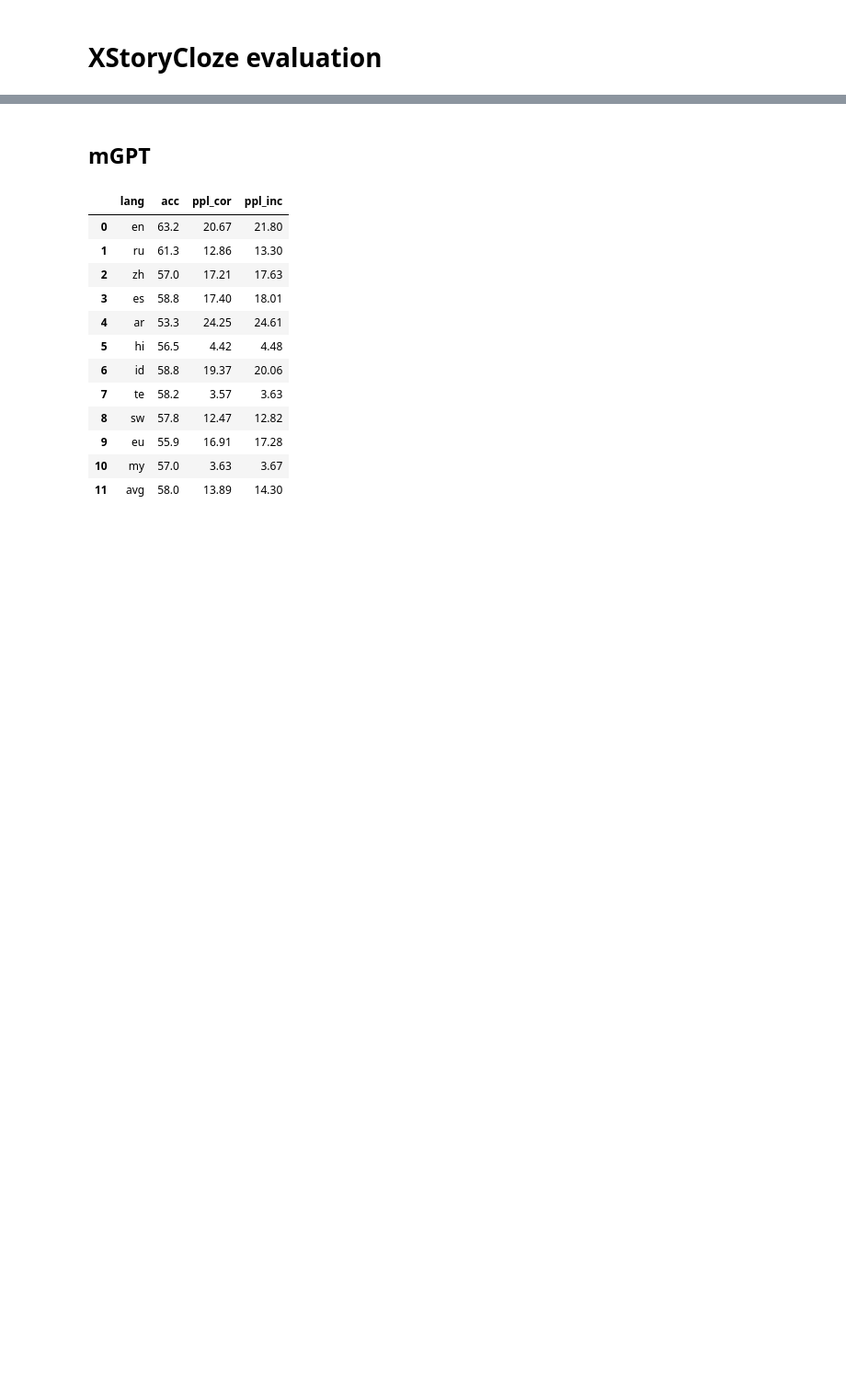
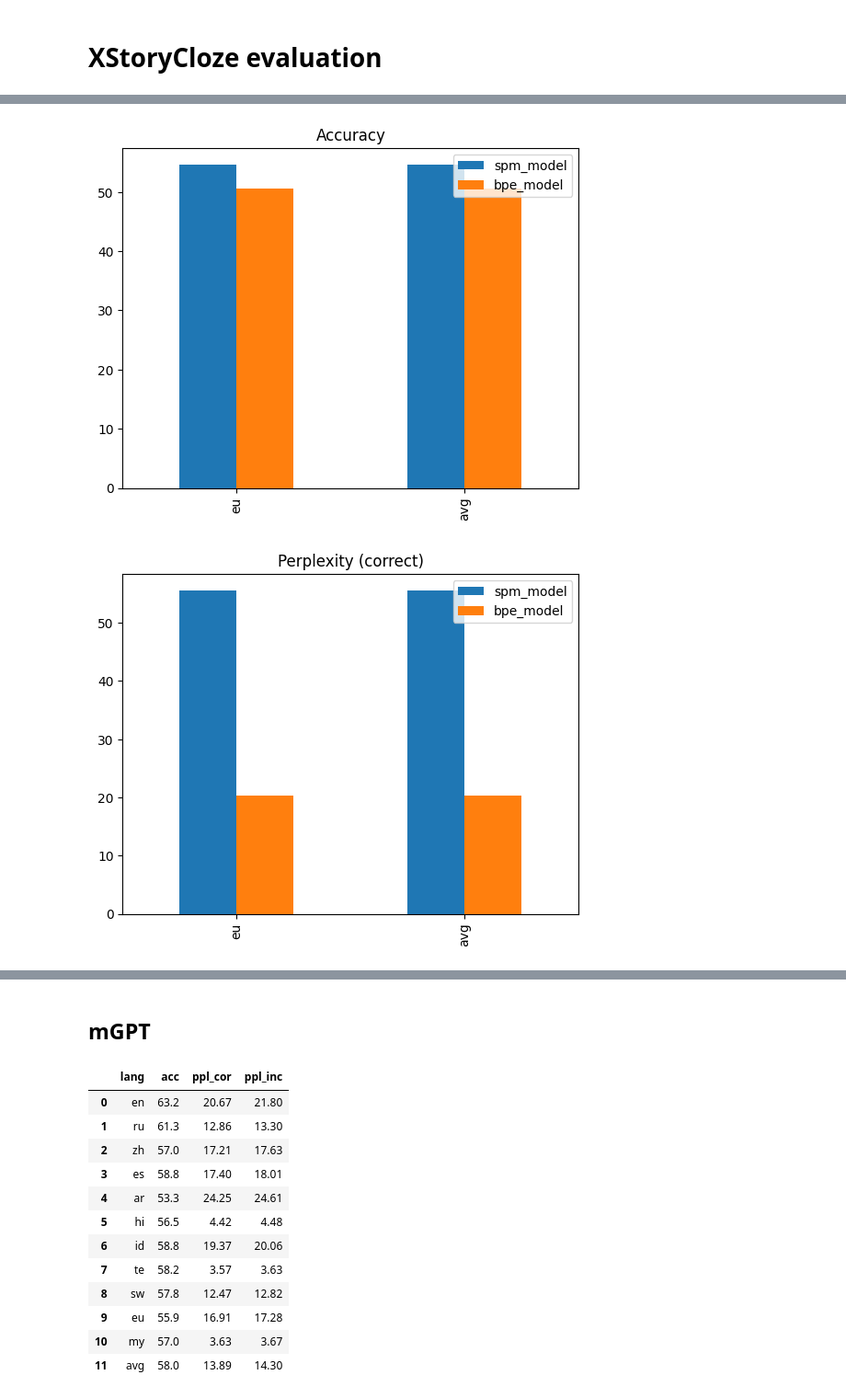
Before and after one commit to juletx/self-translate, a Jupyter notebook: evaluation/xstory_cloze.ipynb, the cells around one changed output, grey strips where cells are left out. Shown at 92% size. Drawn from its saved outputs; the diff is of its cells as text; code cells hidden in the pictures; blank space fills up the shorter version.

```diff
--- a/evaluation/xstory_cloze.ipynb
+++ b/evaluation/xstory_cloze.ipynb
@@ -33,0 +45,10 @@ def plot_df(df, title):
+# %%
+gpt3_eus_model_names = [
+    "/gscratch4/users/aormazabal024/GPT3_EUS/to_share/spm_model",
+    "/gscratch4/users/aormazabal024/GPT3_EUS/to_share/bpe_model",
+]
+gpt3_eus_model_sizes = [0.3, 0.3]
+gpt3_eus_names = [name.split("/")[-1] for name in gpt3_eus_model_names]
+acc_df_gpt3_eus, ppl_cor_df_gpt3_eus, ppl_inc_df_gpt3_eus = get_dfs(
+    gpt3_eus_model_names
+)
@@ -33,0 +69,7 @@ def plot_df(df, title):
+# %%
+plot_df(acc_df_gpt3_eus, "Accuracy")
+plot_df(ppl_cor_df_gpt3_eus, "Perplexity (correct)")
+plot_df(ppl_inc_df_gpt3_eus, "Perplexity (incorrect)")
+# %% [output]
+[figure, added]
+[figure, added]
```
Also changed, not shown: parts of 67 cells of this notebook.
